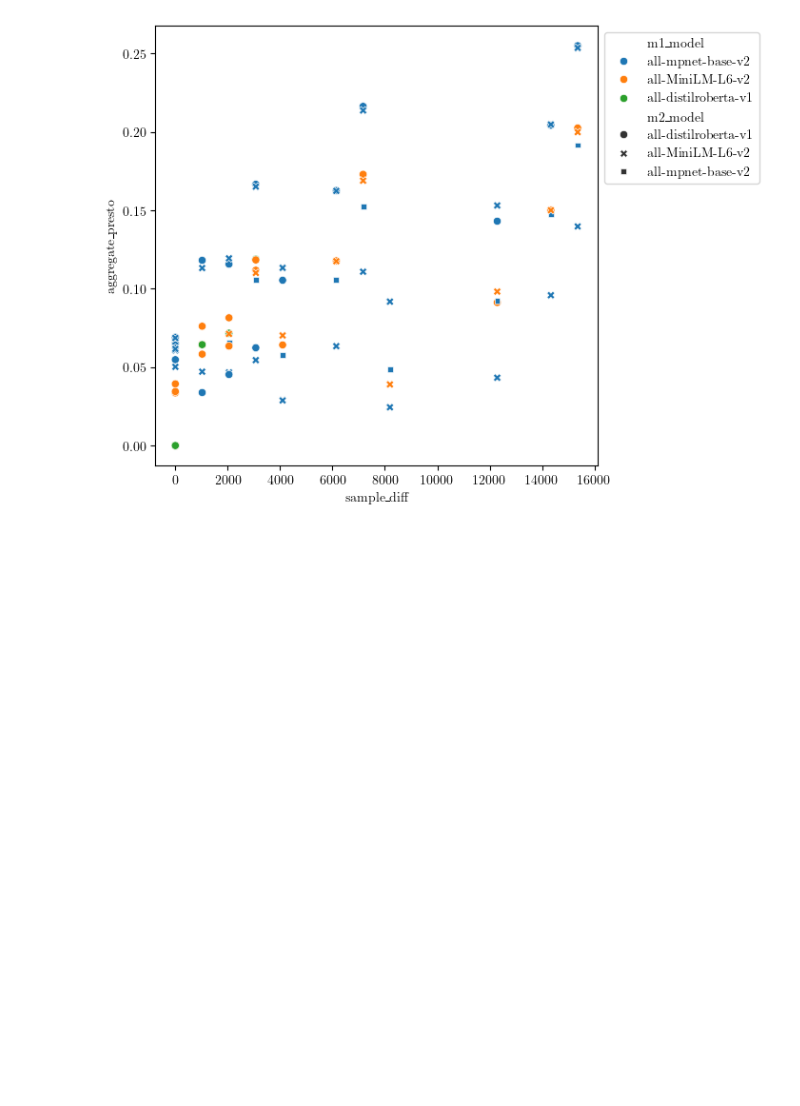
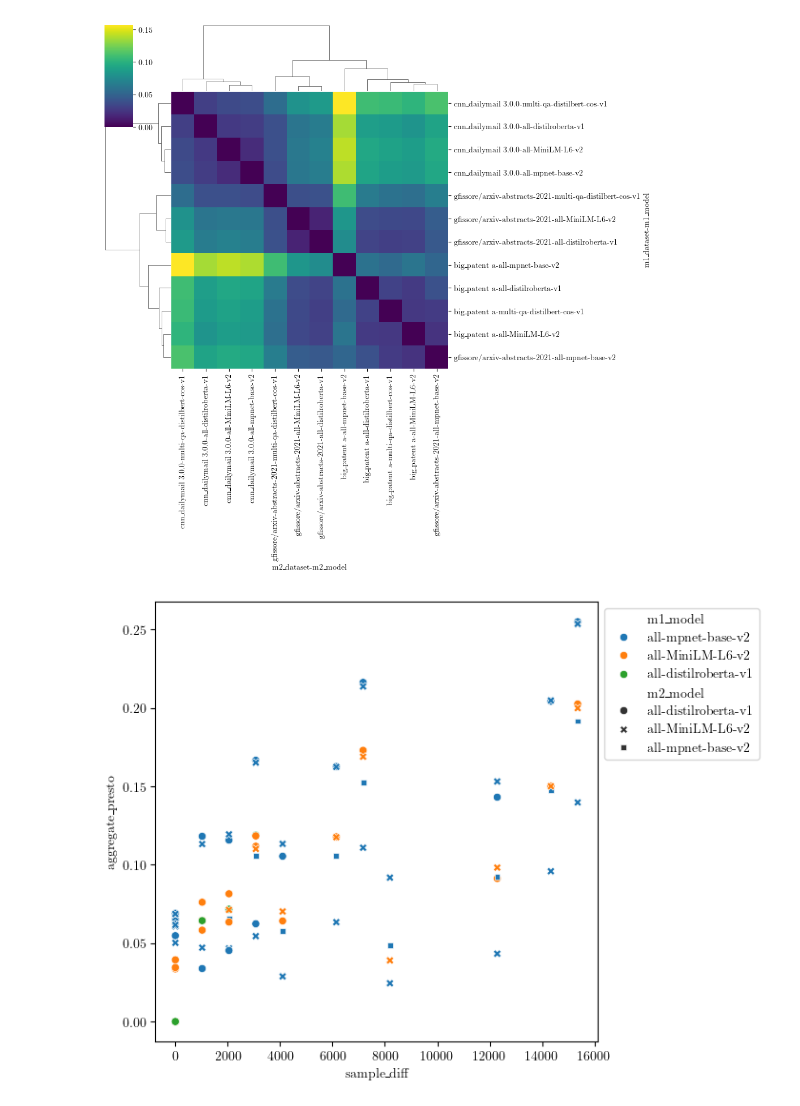
Before and after one commit to aidos-lab/Presto, a Jupyter notebook: notebooks/presto_test.ipynb, the cells around one changed output. Saved outputs shown, nothing was run; the diff lists cells and outputs as text; code cells hidden in the pictures; blank space fills up the shorter version.

```diff
--- a/notebooks/presto_test.ipynb
+++ b/notebooks/presto_test.ipynb
@@ -82,0 +174,9 @@ df["average_presto"] = df["aggregate_presto"] / 3
+# %%
+melted_df.columns = melted_df.columns.droplevel()
+# %%
+for idx1 in melted_df.index:
+    for idx2 in melted_df.columns:
+        if pd.isna(melted_df.at[idx1,idx2]) and idx2 in melted_df.columns and idx1 in melted_df.index:
+            melted_df.at[idx1,idx2] = melted_df.at[idx2,idx1]
+# %%
+melted_df = melted_df.sort_index()[sorted(melted_df.columns)]
@@ -83,3 +185,12 @@ df["average_presto"] = df["aggregate_presto"] / 3
+# %%
+method = "ward"
+metric = "euclidean"
+linkage = hc.linkage(sp.distance.squareform(melted_df), method="ward", metric="euclidean")
+# %%
+sns.clustermap(melted_df, row_linkage=linkage, col_linkage=linkage, cmap="viridis")
+plt.savefig(f"effects_dataset_model_clustermap_method-{method}_metric-{metric}.pdf", bbox_inches="tight", transparent=True)
+# %% [output]
+[figure, added]
 # %%
 fig, ax = plt.subplots(1,1,figsize=(6,6))
 sns.scatterplot(data=df, x="sample_diff", y="aggregate_presto", hue="m1_model", #size="sample_diff",
```
Also changed, not shown: parts of 27 cells of this notebook, 4 other files.
